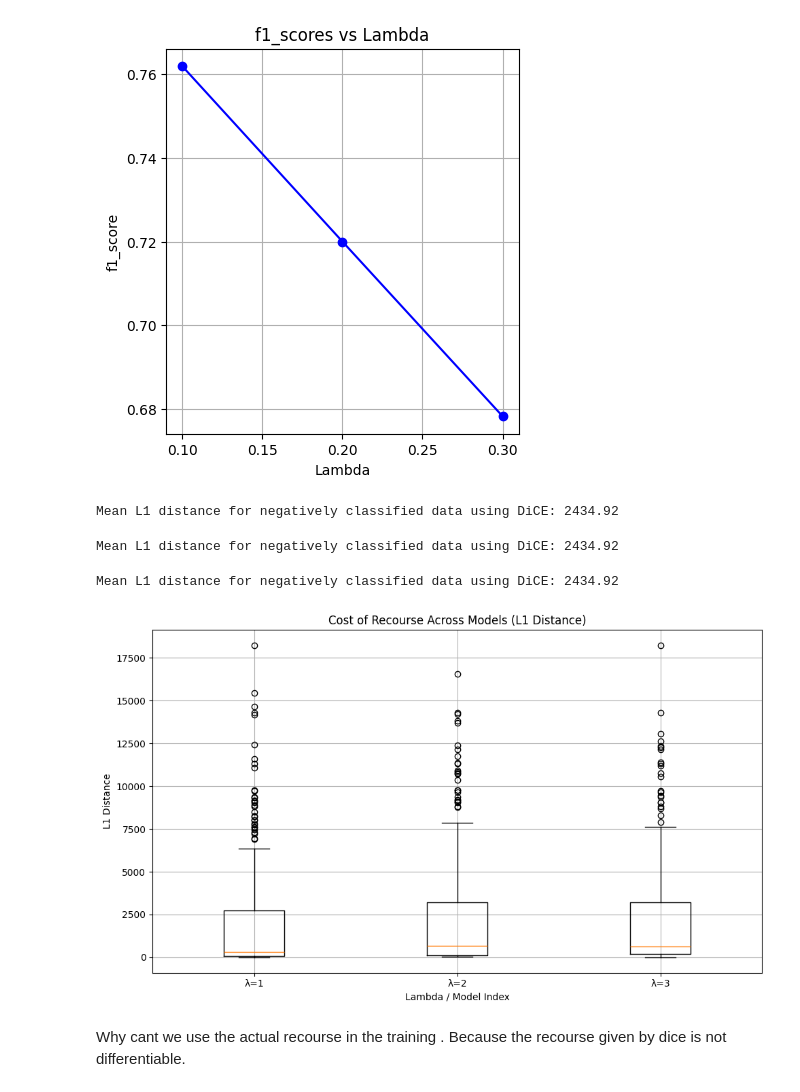
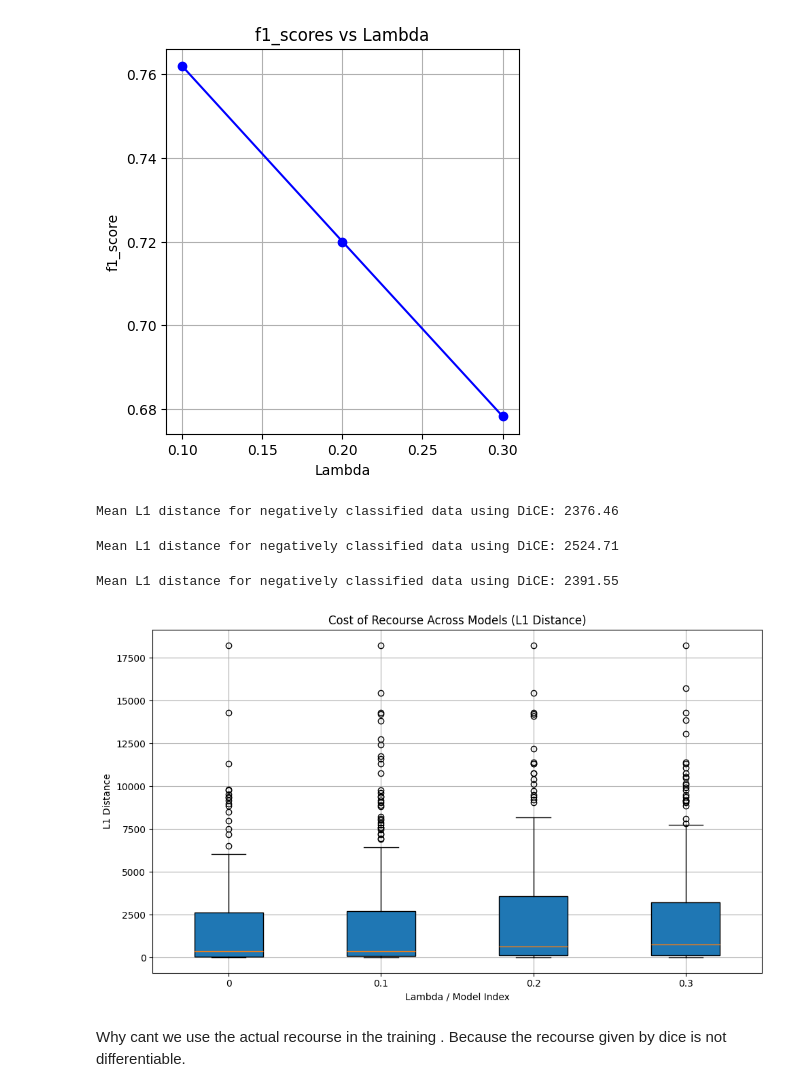
Before and after one commit to ahmedhammami2002/BachelorArbeitSoSe2025, a Jupyter notebook: ClassificationDice.ipynb, the cells around one changed output. Saved outputs shown, nothing was run; the diff lists cells and outputs as text; code cells hidden in the pictures.

Commit message:
fixed some errors did the plotting.

```diff
--- a/ClassificationDice.ipynb
+++ b/ClassificationDice.ipynb
@@ -237,7 +242,7 @@ Diverse Counterfactual set (new outcome: 1.0)
 cf_df = dice_exp.cf_examples_list[0].final_cfs_df
 original = X[11:12]
 cf_values = cf_df[feature_names].values
-cf_tensor = torch.from_numpy(cf_values).float().cpu()
+cf_tensor = torch.from_numpy(cf_values).float()
 distances = torch.norm(original - cf_tensor, p=1, dim=1)
 distance_mean = distances.mean().item()
 
@@ -255,5 +256,7 @@ X_positive, X_negative, pos_indices, neg_indices = split_by_classification(model
 # %%
-query_df = pd.DataFrame(X_negative.cpu().numpy(), columns=feature_names)
+X_false_negatives, X_true_negatives, _, _ = split_by_classification(model, X_neg)
+
+query_df = pd.DataFrame(X_true_negatives, columns=feature_names)
 
 dice_exp = exp.generate_counterfactuals(
     query_df,
@@ -263,20 +266,20 @@ dice_exp = exp.generate_counterfactuals(
 )
 # %%
 all_distances = []
-for i in range(len(X_negative)):
-    original = X_negative[i]
+for i in range(len(X_true_negatives)):
+    original = X_true_negatives[i]
     cf_df = dice_exp.cf_examples_list[i].final_cfs_df
 
     if cf_df is None or cf_df.empty:
         continue
 
     cf_values = cf_df[feature_names].values
-    cf_tensor = torch.from_numpy(cf_values).float().cpu()
+    cf_tensor = torch.from_numpy(cf_values).float()
     distances = torch.norm(original - cf_tensor, p=1, dim=1)
     distance_mean = distances.mean().item()
     all_distances.append(distance_mean)
 
 # Compute mean L1 distance
-mean_l1 = np.mean(all_distances)
-print(f"Mean L1 distance for negatively classified data using DiCE: {mean_l1:.2f}")
+initial_distances = all_distances
+print(f"Mean L1 distance for negatively classified data using DiCE: {np.mean(all_distances):.2f}")
 # %% [output]
@@ -660,10 +527,7 @@ plt.grid(True)
 cost_of_recourses = []   # now only using the training
 for best_model in models:
 
-    X_pos = X[y == 1]
-    X_neg = X[y == 0]
-
-    X_true_positive, X_true_negatives, _, _ = split_by_classification(best_model, X_neg)
+    X_false_negatives, X_true_negatives, _, _ = split_by_classification(best_model, X_neg)
 
     dice_model = dice_ml.Model(
         model=PyTorchModelWrapper(best_model),
@@ -677,7 +541,7 @@ for best_model in models:
         method="genetic"
     )
 
-    query_df = pd.DataFrame(X_true_negatives.cpu().numpy(), columns=feature_names)
+    query_df = pd.DataFrame(X_true_negatives.numpy(), columns=feature_names)
 
     dice_exp = exp.generate_counterfactuals(
         query_df,
@@ -695,7 +559,7 @@ for best_model in models:
             continue
 
         cf_values = cf_df[feature_names].values
-        cf_tensor = torch.from_numpy(cf_values).float().cpu()
+        cf_tensor = torch.from_numpy(cf_values).float()
         distances = torch.norm(original - cf_tensor, p=1, dim=1)
         distance_mean = distances.mean().item()
         all_distances.append(distance_mean)
@@ -703,34 +567,22 @@ for best_model in models:
     # Compute mean L1 distance
     cost_of_recourses.append(all_distances)
 
-    print(f"Mean L1 distance for negatively classified data using DiCE: {all_distances.mean().item():.2f}")
+    print(f"Mean L1 distance for negatively classified data using DiCE: {np.mean(all_distances):.2f}")
 # %% [output]
-Mean L1 distance for negatively classified data using DiCE: 2434.92
+Mean L1 distance for negatively classified data using DiCE: 2376.46
-Mean L1 distance for negatively classified data using DiCE: 2434.92
+Mean L1 distance for negatively classified data using DiCE: 2524.71
-Mean L1 distance for negatively classified data using DiCE: 2434.92
+Mean L1 distance for negatively classified data using DiCE: 2391.55
 # %%
-'''## Plotting of the mean of Recourse genereated by dice After the Training with different Lambdas
-plt.figure(figsize=(5, 5))
-plt.plot(lambdas, cost_of_recourses, marker='o', color='red')
-plt.title("Mean Recourse calculated by DiCE vs Lambda")
-plt.xlabel("Lambda")
-plt.ylabel("Mean Recourse ")
-plt.grid(True)
-
-print(cost_of_recourses)'''
-
-import matplotlib.pyplot as plt
-
 plt.figure(figsize=(10, 6))
-plt.boxplot(cost_of_recourses, tick_labels=[f"λ={i+1}" for i in range(len(cost_of_recourses))])
+plt.boxplot(cost_of_recourses,patch_artist=True, tick_labels=lambdas)
 plt.title("Cost of Recourse Across Models (L1 Distance)")
 plt.xlabel("Lambda / Model Index")
 plt.ylabel("L1 Distance")
 plt.grid(True)
 plt.tight_layout()
 plt.show()
 # %% [output]
-[figure, old version]
+[figure, new version]
 # %% [markdown]
 Why cant we use the actual recourse in the training .
 Because the recourse given by dice is not differentiable.
```
Also changed, not shown: parts of 13 cells of this notebook, 1 other file.
